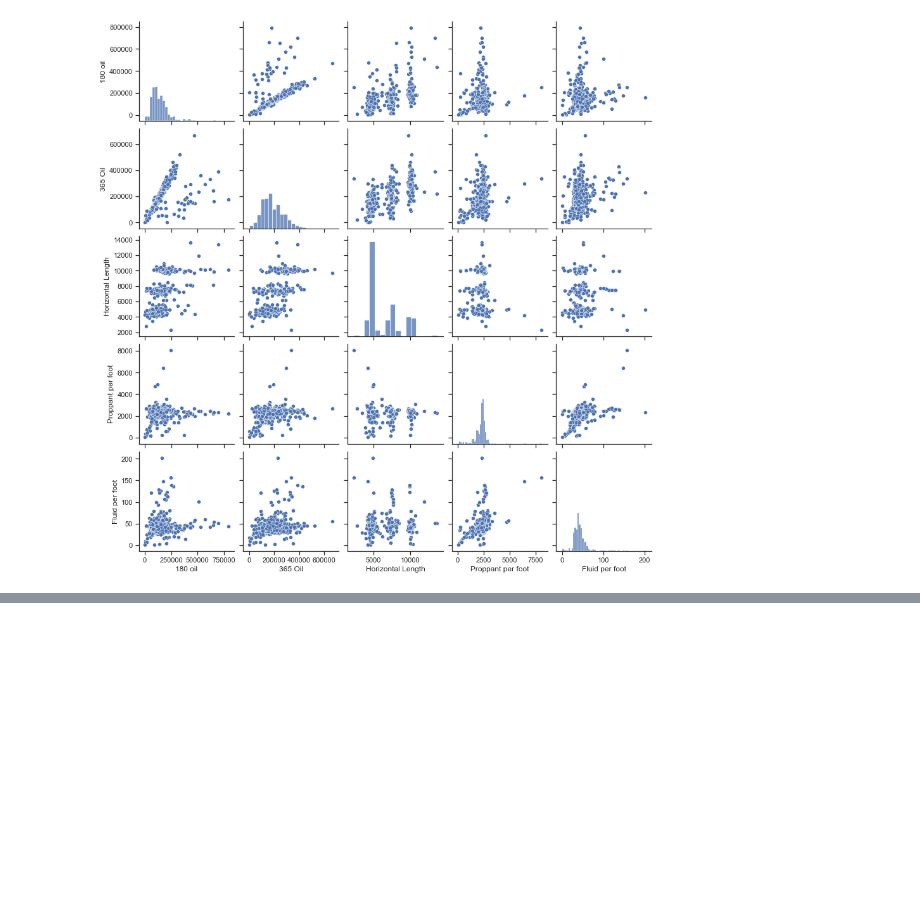
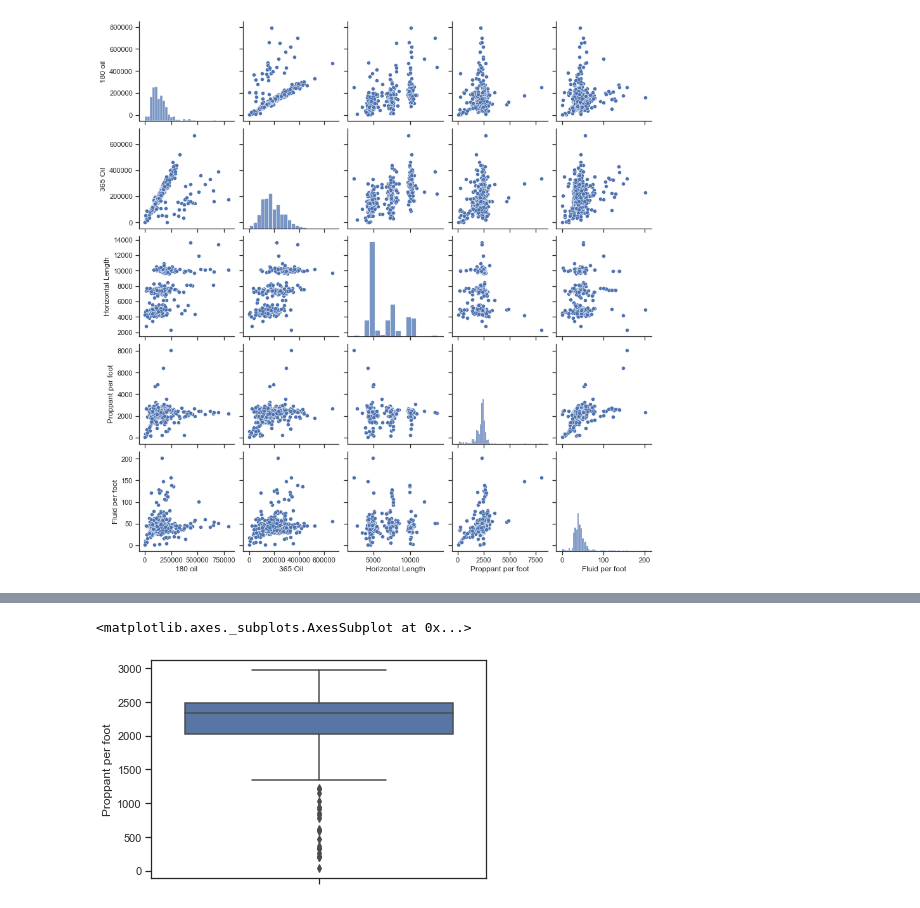
Before and after one commit to mjkhalaf/wolfcamp_DSA, a Jupyter notebook: hf.ipynb, the cells around one changed output, grey strips where cells are left out. Saved outputs shown, nothing was run; the diff lists cells and outputs as text; code cells hidden in the pictures; blank space fills up the shorter version.

```diff
--- a/hf.ipynb
+++ b/hf.ipynb
@@ -88,0 +112,5 @@ sns.pairplot(df[[ '180 oil', '365 Oil','Horizontal Length','Proppant per foot',
+# %%
+sns.boxplot(y = df['Proppant per foot'])
+# %% [output]
+<matplotlib.axes._subplots.AxesSubplot at 0x...>
+[figure, added]
```
Also changed, not shown: parts of 18 cells of this notebook.
